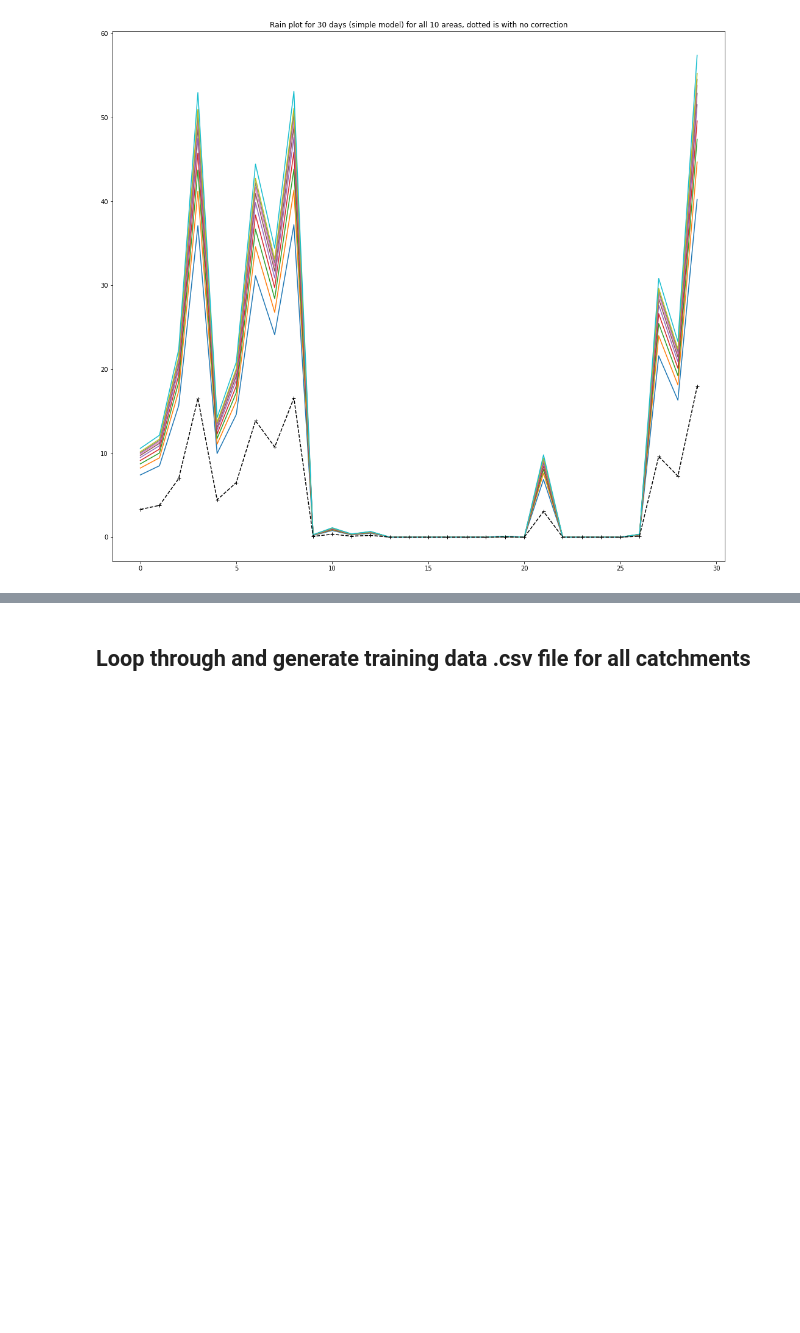
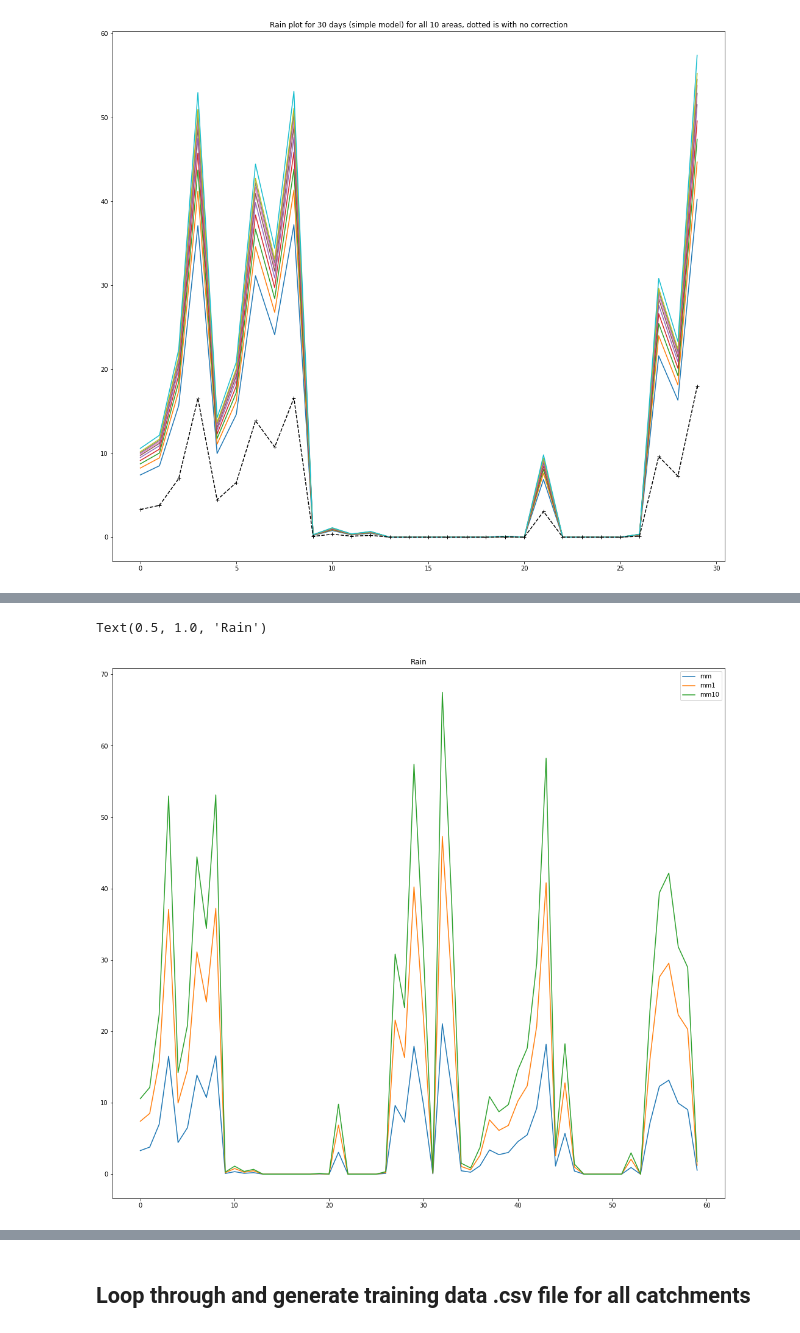
Before and after one commit to chrskj/TTK4853-hbv-ham5, a Jupyter notebook: Python/training_data_parser.ipynb, the cells around one changed output, grey strips where cells are left out. Cells and saved outputs as stored; diff of their text form; code cells hidden in the pictures; blank space fills up the shorter version.

```diff
--- a/Python/training_data_parser.ipynb
+++ b/Python/training_data_parser.ipynb
@@ -297 +300,11 @@ df.head()
 5 rows × 30 columns
+# %%
+plt.figure(figsize=(18, 16))
+plt.plot(df["mm"][0:60])
+plt.plot(df["mm1"][0:60])
+plt.plot(df["mm10"][0:60])
+plt.legend(["mm", "mm1","mm10"])
+plt.title("Rain")
+# %% [output]
+Text(0.5, 1.0, 'Rain')
+[figure, added]
```
Also changed, not shown: parts of 9 cells of this notebook, 18 other files.
